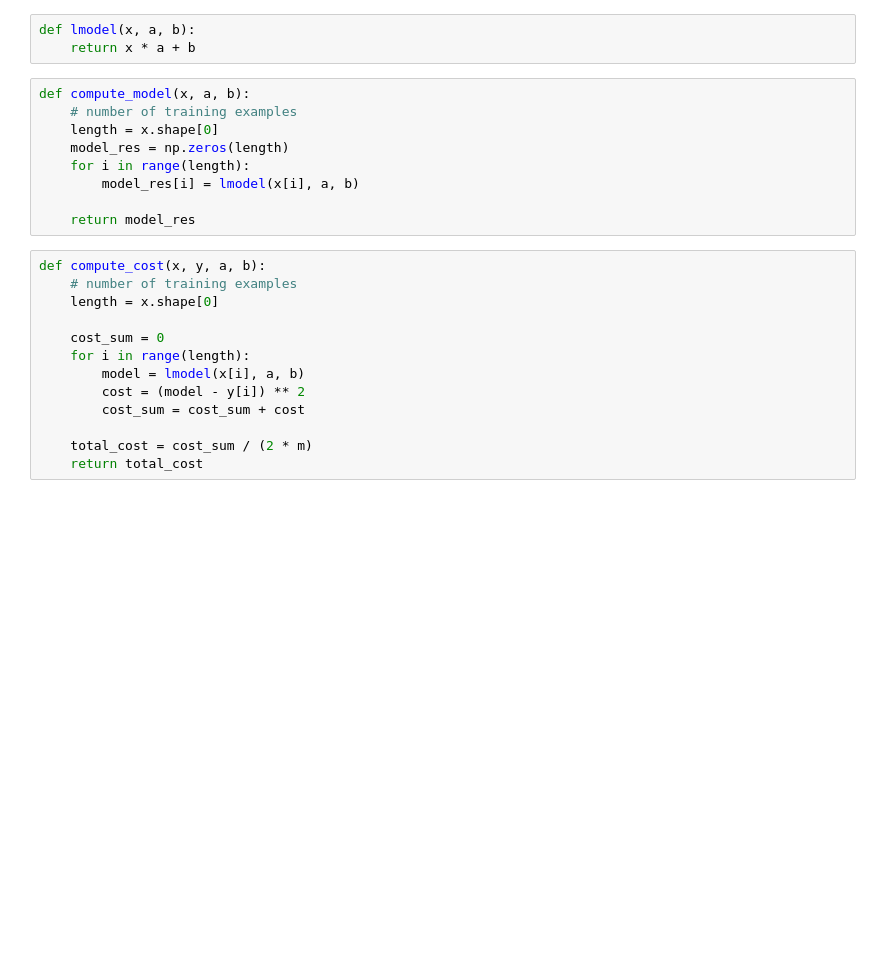
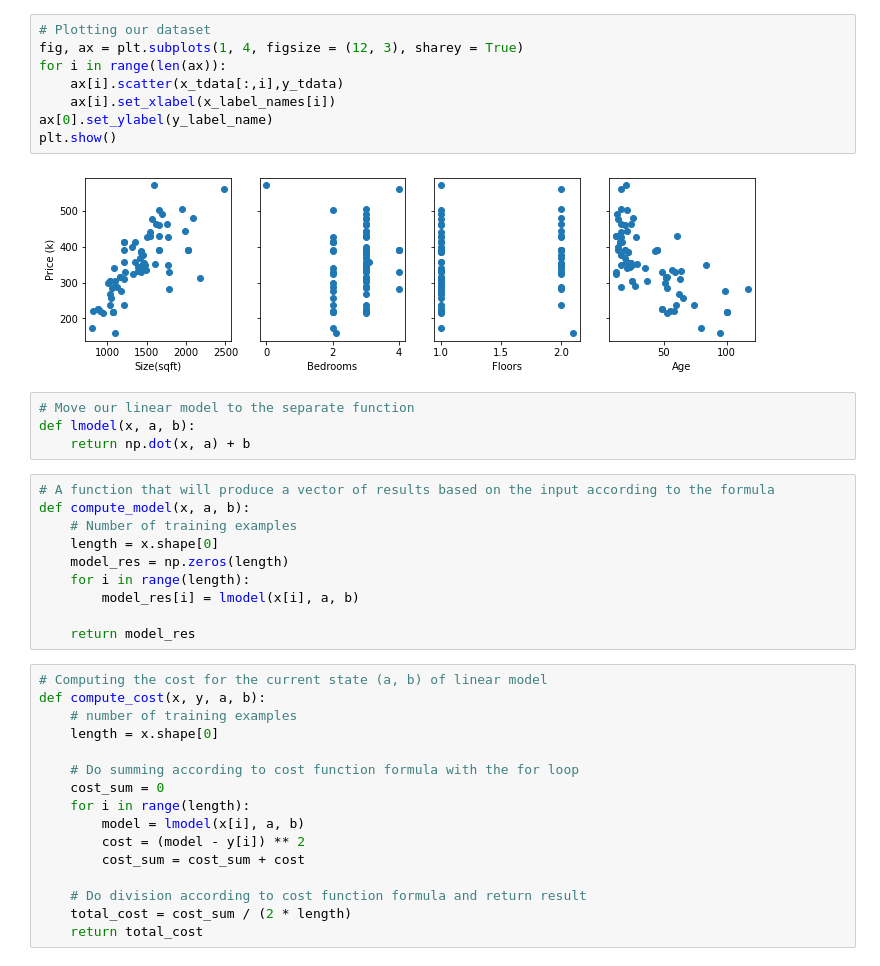
Before and after one commit to buryakig/Machine-Learning-Notebooks, a Jupyter notebook: LinearRegression/linear_regression.ipynb, the cells around one changed output. Cells and saved outputs as stored; diff of their text form; blank space fills up the shorter version.

Commit message:
Finishing linear regression chapter.

```diff
--- a/LinearRegression/linear_regression.ipynb
+++ b/LinearRegression/linear_regression.ipynb
@@ -38,9 +79,21 @@ plt.show()
+# %%
+# Plotting our dataset
+fig, ax = plt.subplots(1, 4, figsize = (12, 3), sharey = True)
+for i in range(len(ax)):
+    ax[i].scatter(x_tdata[:,i],y_tdata)
+    ax[i].set_xlabel(x_label_names[i])
+ax[0].set_ylabel(y_label_name)
+plt.show()
+# %% [output]
+[figure, added]
 # %%
+# Move our linear model to the separate function
 def lmodel(x, a, b):
-    return x * a + b
+    return np.dot(x, a) + b
 # %%
+# A function that will produce a vector of results based on the input according to the formula
 def compute_model(x, a, b):
-    # number of training examples
+    # Number of training examples
     length = x.shape[0]
     model_res = np.zeros(length)
     for i in range(length):
@@ -48,15 +101,18 @@ def compute_model(x, a, b):
 
     return model_res
 # %%
+# Computing the cost for the current state (a, b) of linear model
 def compute_cost(x, y, a, b):
     # number of training examples
     length = x.shape[0]
 
+    # Do summing according to cost function formula with the for loop
     cost_sum = 0
     for i in range(length):
         model = lmodel(x[i], a, b)
         cost = (model - y[i]) ** 2
         cost_sum = cost_sum + cost
 
-    total_cost = cost_sum / (2 * m)
+    # Do division according to cost function formula and return result
+    total_cost = cost_sum / (2 * length)
     return total_cost
```
Also changed, not shown: parts of 17 cells of this notebook, 5 other files.
